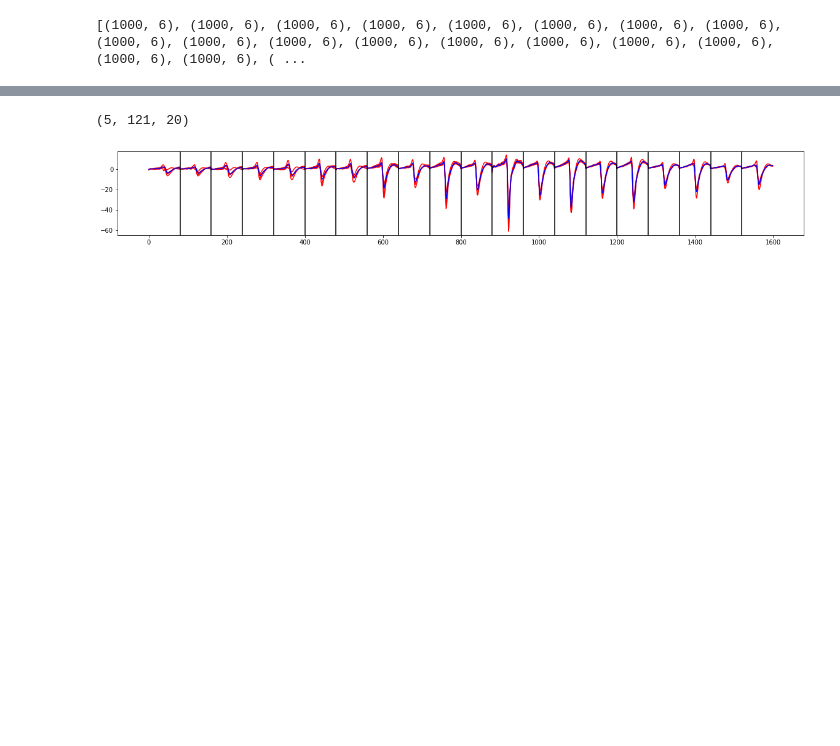
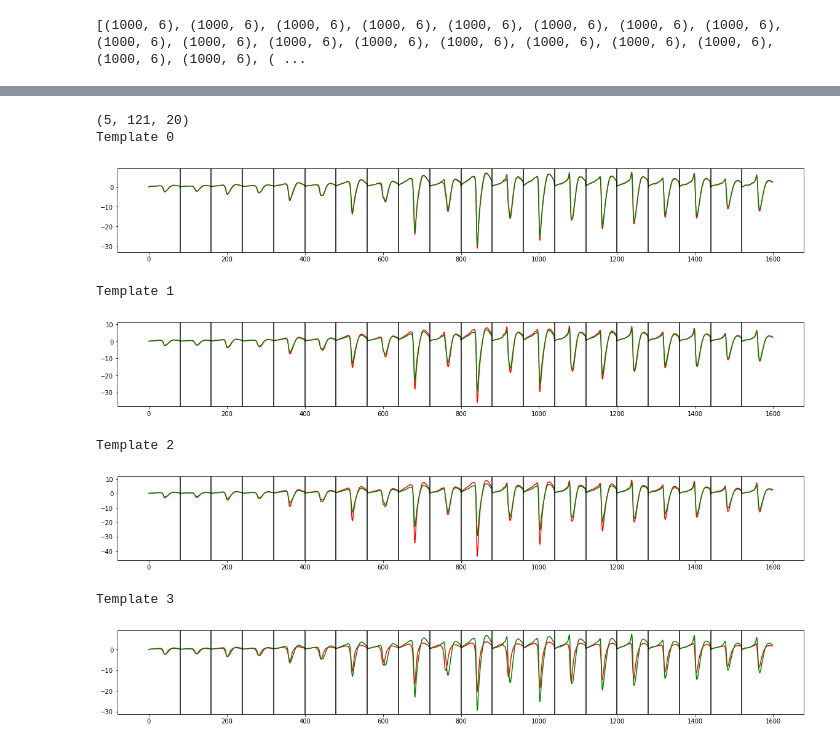
Before and after one commit to johnlyzhou/spike-sorting, a Jupyter notebook: notebooks/evaluation.ipynb, the cells around one changed output, grey strips where cells are left out. Saved outputs shown, nothing was run; the diff lists cells and outputs as text; code cells hidden in the pictures; blank space fills up the shorter version.

```diff
--- a/notebooks/evaluation.ipynb
+++ b/notebooks/evaluation.ipynb
@@ -10,6 +14,7 @@ from src.evaluation.visualize import *
 # %%
 REPO_PATH = "/Users/johnzhou/research/spike-sorting"
-cluster_templates = np.load(f"{REPO_PATH}/data/processed/clusters_k=20/templates.npy")
+cluster_fname = f"{REPO_PATH}/data/processed/clusters_k=20/templates.npy"
+cluster_templates = np.load(cluster_fname)
 cluster_labels = np.load(f"{REPO_PATH}/data/processed/clusters_k=20/unit_idxs.npy")
 featurize_templates = np.load(f"{REPO_PATH}/data/processed/featurization_train/templates.npy")
 
@@ -37,0 +54,6 @@ latent_rep = ipca.transform(cluster_templates_flat)
+# %%
+expt_path = f"{REPO_PATH}/experiments"
+vae_model_path = f"{expt_path}/vae/vae_6latent/model-v1.ckpt"
+
+vae_latent_rep = get_latents(SpikeSortingVAE, vae_model_path, cluster_fname)
+print(vae_latent_rep.shape)
@@ -39,7 +65,7 @@ latent_rep = ipca.transform(cluster_templates_flat)
 cluster_unique, unique_idxs = np.unique(cluster_labels, return_index=True)
 idx_bounds = np.sort(unique_idxs)[1:]
 clusters = np.split(cluster_labels, idx_bounds)
-clusters = np.vsplit(latent_rep, idx_bounds)
+clusters = np.vsplit(vae_latent_rep, idx_bounds)
 print([cluster.shape for cluster in clusters])
 # %% [output]
 [(1000, 6), (1000, 6), (1000, 6), (1000, 6), (1000, 6), (1000, 6), (1000, 6), (1000, 6), (1000, 6), (1000, 6), (1000, 6), (1000, 6), (1000, 6), (1000, 6), (1000, 6), (1000, 6), (1000, 6), (1000, 6), ( ...
@@ -101,16 +169,25 @@ print(neighbors)
 # %%
 closest = five_from_each[neighbors[:5], :]
 furthest = five_from_each[neighbors[-5:], :]
 close_reconstructions = np.reshape(ipca.inverse_transform(closest), (5, num_channels, num_timesteps))
 close_reconstructions = np.swapaxes(close_reconstructions, 1, 2)
 print(close_reconstructions.shape)
-fig = plt.figure(figsize=(n_channels, 2.5))
-for i in range(1, 5):
-    plt.plot(close_reconstructions[i, :80, :].T.flatten(), color='red')
-plt.plot(close_reconstructions[0, :80, :].T.flatten(), color='blue')
 
-for j in range(n_channels - 1):
-    plt.axvline(80 + 80 * j, color='black')
+plot_templates(close_reconstructions[1:5], base_template=close_reconstructions[0])
+# fig = plt.figure(figsize=(n_channels, 2.5))
+# for i in range(1, 5):
+#     plt.plot(close_reconstructions[i, :80, :].T.flatten(), color='red')
+# plt.plot(close_reconstructions[0, :80, :].T.flatten(), color='blue')
+
+# for j in range(n_channels - 1):
+#     plt.axvline(80 + 80 * j, color='black')
 # %% [output]
 (5, 121, 20)
+Template 0
-[figure, old version]
+[figure, new version]
+Template 1
+[figure, added]
+Template 2
+[figure, added]
+Template 3
+[figure, added]
```
Also changed, not shown: parts of 15 cells of this notebook, 4 other files.
